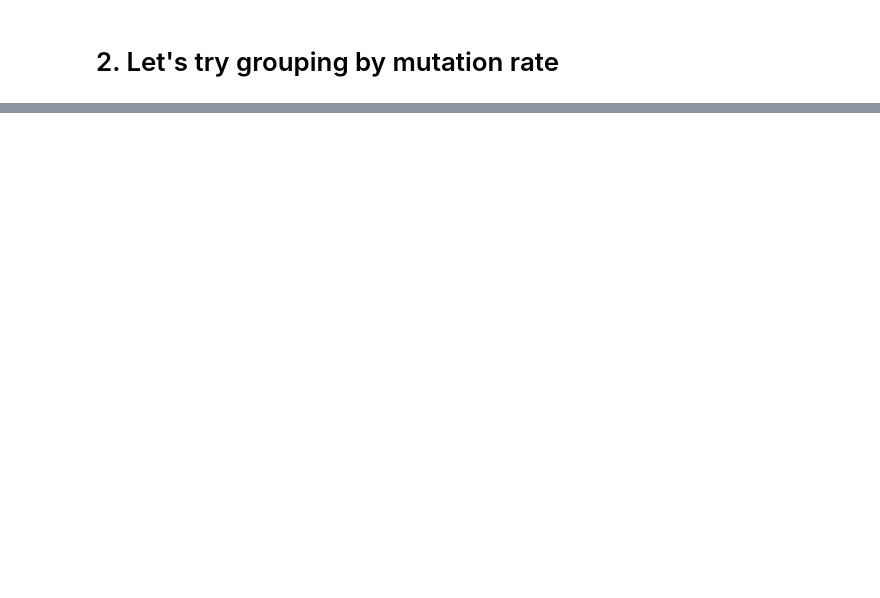
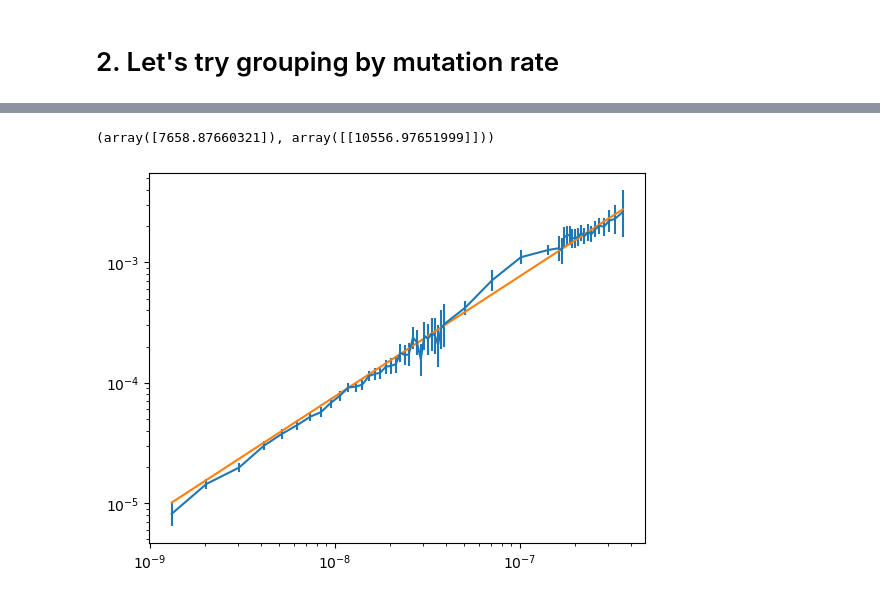
Before and after one commit to dajale423/raKLette, a Jupyter notebook: results/method_validation/footprints/notebooks/residual_variance.ipynb, the cells around one changed output, grey strips where cells are left out. Drawn from its saved outputs; the diff is of its cells as text; code cells hidden in the pictures; blank space fills up the shorter version.

```diff
--- a/results/method_validation/footprints/notebooks/residual_variance.ipynb
+++ b/results/method_validation/footprints/notebooks/residual_variance.ipynb
@@ -98,0 +128,5 @@ sum["number_of_sites_no_SNV"] = ddf[~ddf["polymorphic"]].groupby("mu").size().co
+# %%
+sum = pd.read_csv(filename, sep = "\t")
+sum1 = pd.read_csv(filename1, sep = "\t")
+sum2 = pd.read_csv(filename2, sep = "\t")
+sum3 = pd.read_csv(filename3, sep = "\t")
@@ -98,0 +138,19 @@ sum["number_of_sites_no_SNV"] = ddf[~ddf["polymorphic"]].groupby("mu").size().co
+# %%
+mu_vals = sum["mu"] * per_generation_factor
+# %%
+import scipy.optimize as optim
+optim.curve_fit(lambda A, mu_est : A*mu_est, mu_vals, sum.mu_est, 1e6)
+# %% [output]
+(array([7658.87660321]), array([[10556.97651999]]))
+# %%
+sample_size = 1902*2 + 2976
+mu_scale = 1/7658.87660321
+# %%
+plt.errorbar(mu_vals, sum.mu_est,
+             yerr=[sum.mu_est - sum.mu_95CI_lower,
+                   sum.mu_95CI_upper - sum.mu_est])
+plt.plot(mu_vals, mu_vals/mu_scale)
+plt.yscale("log")
+plt.xscale("log")
+# %% [output]
+[figure, added]
```
Also changed, not shown: parts of 35 cells of this notebook, 3 other files.
